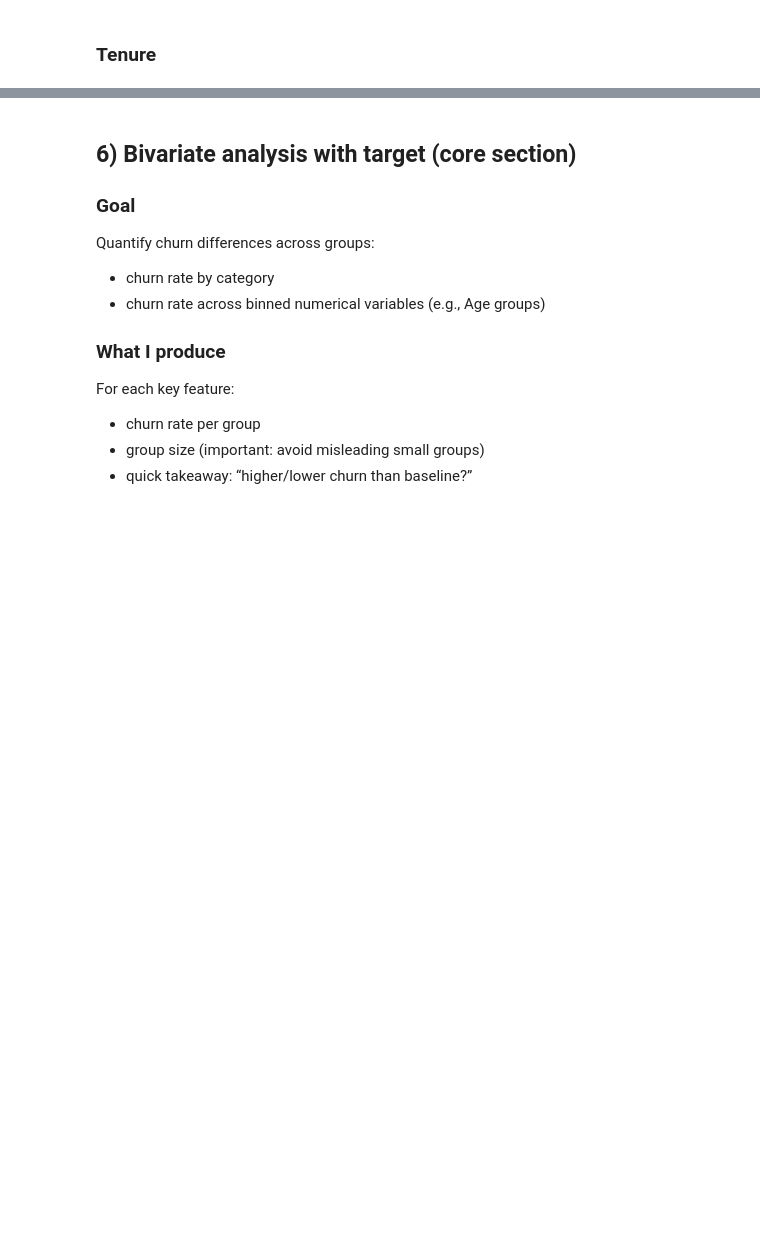
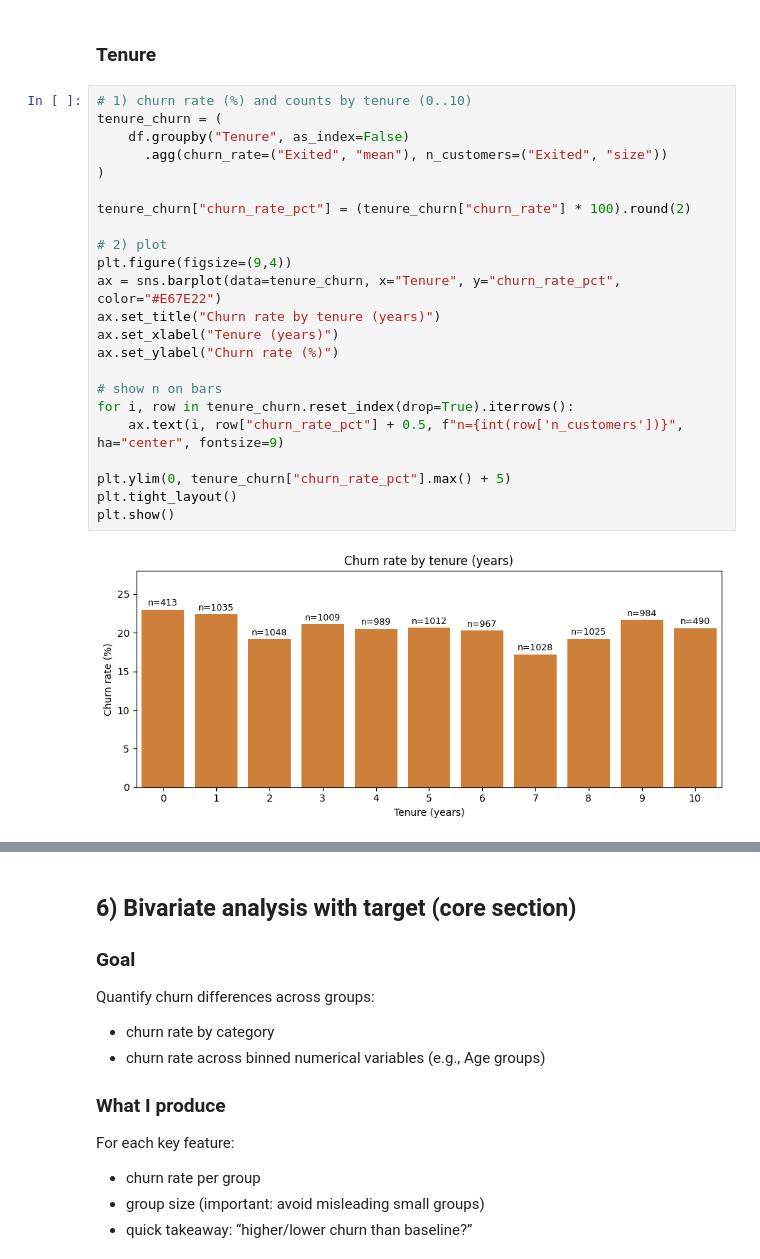
Before and after one commit to lost-95/customer-churn-banking, a Jupyter notebook: notebooks/customerChurnPredictionEda.ipynb, the cells around one changed output, grey strips where cells are left out. Saved outputs shown, nothing was run; the diff lists cells and outputs as text; blank space fills up the shorter version.

Commit message:
tenure e credit score

```diff
--- a/notebooks/customerChurnPredictionEda.ipynb
+++ b/notebooks/customerChurnPredictionEda.ipynb
@@ -336,3 +336,28 @@ Churn risk increases sharply with age up to the **51–60** segment:
 **Implication:** Age is a strong segmentation variable for retention. Next, I will check whether this pattern holds after controlling for engagement/product features (e.g., **IsActiveMember**, **NumOfProducts**, **Balance**) to identify actionable drivers within older segments.
 # %% [markdown]
 ### Tenure
+# %%
+# 1) churn rate (%) and counts by tenure (0..10)
+tenure_churn = (
+    df.groupby("Tenure", as_index=False)
+      .agg(churn_rate=("Exited", "mean"), n_customers=("Exited", "size"))
+)
+
+tenure_churn["churn_rate_pct"] = (tenure_churn["churn_rate"] * 100).round(2)
+
+# 2) plot
+plt.figure(figsize=(9,4))
+ax = sns.barplot(data=tenure_churn, x="Tenure", y="churn_rate_pct", color="#E67E22")
+ax.set_title("Churn rate by tenure (years)")
+ax.set_xlabel("Tenure (years)")
+ax.set_ylabel("Churn rate (%)")
+
+# show n on bars
+for i, row in tenure_churn.reset_index(drop=True).iterrows():
+    ax.text(i, row["churn_rate_pct"] + 0.5, f"n={int(row['n_customers'])}", ha="center", fontsize=9)
+
+plt.ylim(0, tenure_churn["churn_rate_pct"].max() + 5)
+plt.tight_layout()
+plt.show()
+# %% [output]
+[figure, added]
```
Also changed, not shown: parts of 6 cells of this notebook.
